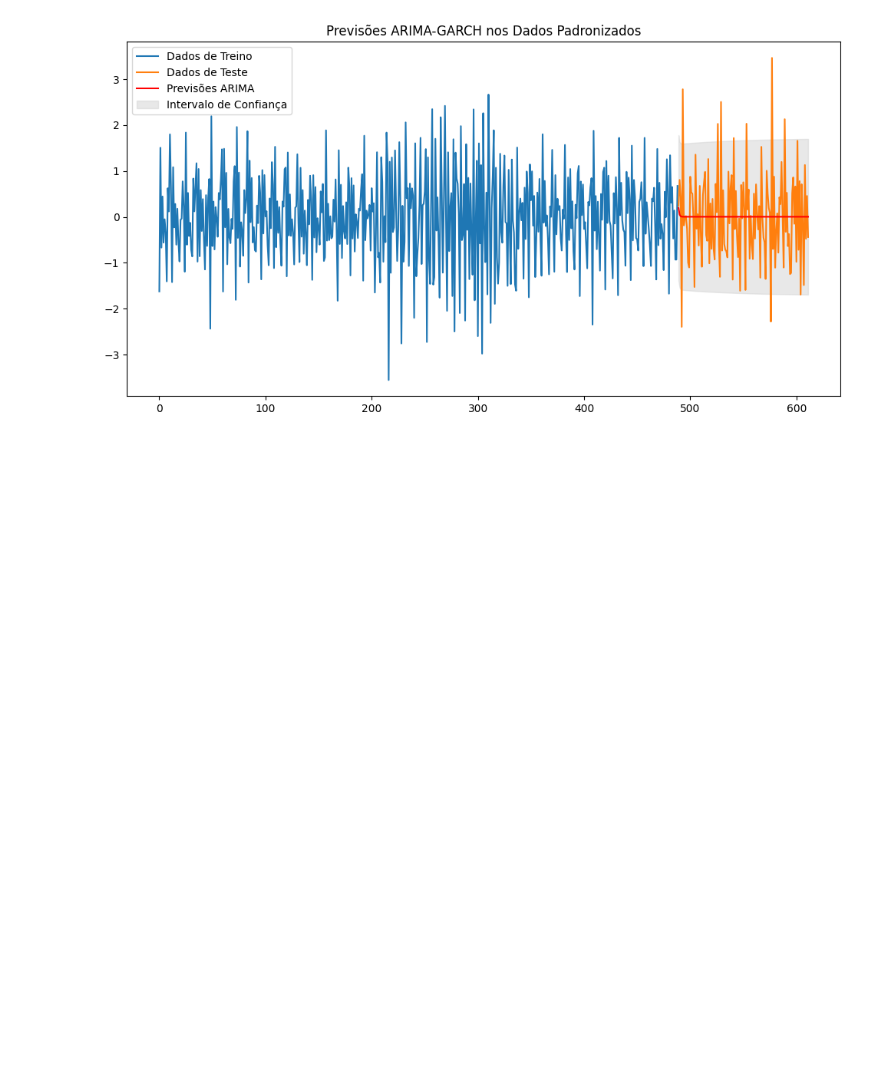
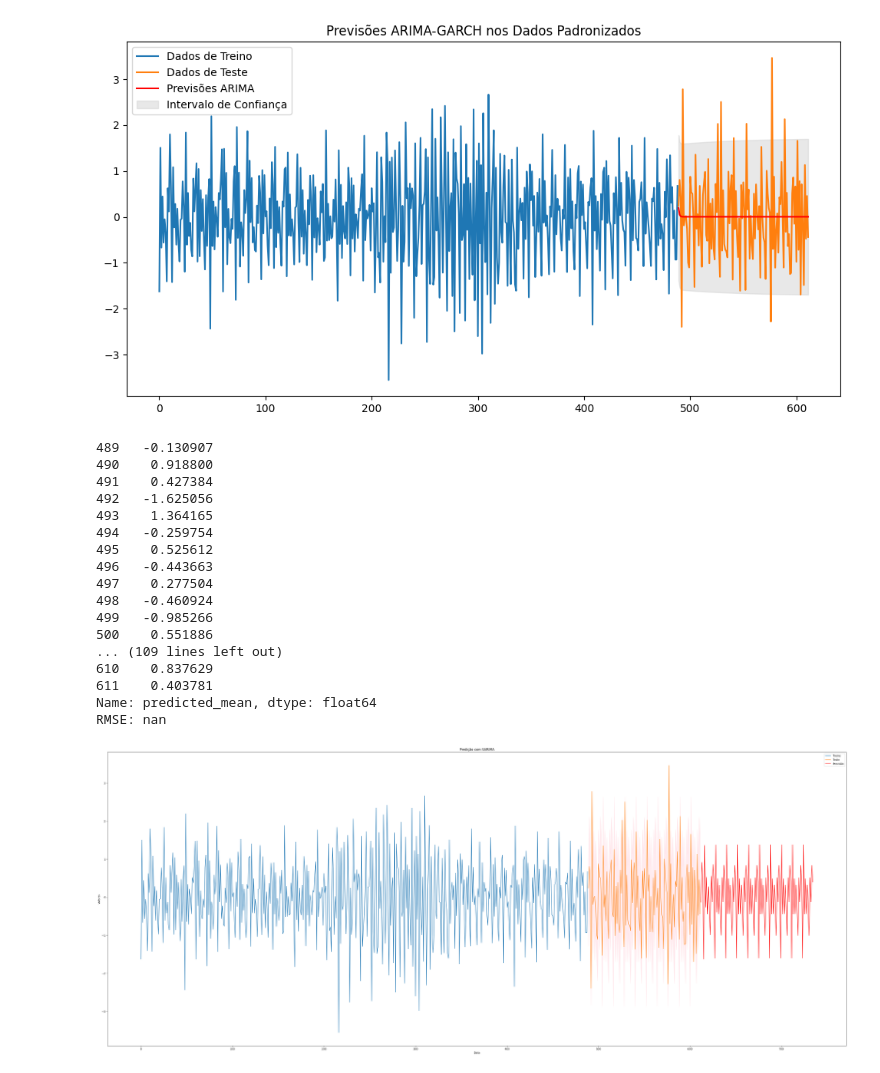
Before and after one commit to heitoliv/projeto, a Jupyter notebook: dataanalysis_tutorial.ipynb, the cells around one changed output. Saved outputs shown, nothing was run; the diff lists cells and outputs as text; code cells hidden in the pictures; blank space fills up the shorter version.

Commit message:
Predições usando ARIMA e SARIMA

```diff
--- a/dataanalysis_tutorial.ipynb
+++ b/dataanalysis_tutorial.ipynb
@@ -788,3 +806,68 @@ Iteration:     12,   Func. Count:     73,   Neg. LLF: 617.7463334585585
 611    0.001946
 Name: predicted_mean, dtype: float64
 [figure]
+# %%
+import pandas as pd
+from statsmodels.tsa.statespace.sarimax import SARIMAX
+
+# Ajustar o modelo SARIMA
+modelo = SARIMAX(train_data_scaler_df, order=(1, 0, 1), seasonal_order=(1, 1, 1, 12))
+resultado = modelo.fit()
+
+# Fazer previsões
+previsoes = resultado.get_forecast(steps=len(test_data_scaler_df))
+previsoes_mean = previsoes.predicted_mean
+intervalo_confianca = previsoes.conf_int()
+
+print(previsoes_mean)
+
+# Avaliar o modelo com RMSE
+rmse = np.sqrt(np.mean((previsoes_mean - test_data_scaler_df) ** 2))
+print(f'RMSE: {rmse}')
+
+# print(intervalo_confianca)
+
+import pandas as pd
+import matplotlib.pyplot as plt
+
+test_index_shifted = np.arange(len(train_data_scaler_df), len(train_data_scaler_df) + len(test_data_scaler_df))
+test_shifted = pd.Series(test_data_scaler_df.values.flatten(), index=test_index_shifted)
+
+previsoes_index_shifted = np.arange(len(train_data_scaler_df) + len(test_data_scaler_df), len(train_data_scaler_df) + 2 * len(test_data_scaler_df))
+previsoes_shifted = pd.Series(previsoes_mean.values, index=previsoes_index_shifted)
+
+# Plotar dados de treino, teste e previsões
+plt.figure(figsize=(50, 20))
+plt.plot(train_data_scaler_df, label='Treino')
+plt.plot(test_shifted, label='Teste')
+plt.plot(previsoes_shifted, label='Previsão', color='red')
+
+# Plotar intervalo de confiança
+plt.fill_between(intervalo_confianca.index,
+                 intervalo_confianca.iloc[:, 0],
+                 intervalo_confianca.iloc[:, 1], color='pink', alpha=0.3)
+
+plt.xlabel('Data')
+plt.ylabel('Valores')
+plt.title('Predição com SARIMA')
+plt.legend()
+plt.show()
+# %% [output]
+489   -0.130907
+490    0.918800
+491    0.427384
+492   -1.625056
+493    1.364165
+494   -0.259754
+495    0.525612
+496   -0.443663
+497    0.277504
+498   -0.460924
+499   -0.985266
+500    0.551886
+... (109 lines left out)
+610    0.837629
+611    0.403781
+Name: predicted_mean, dtype: float64
+RMSE: nan
+[figure, added]
```
Also changed, not shown: parts of 5 cells of this notebook.
